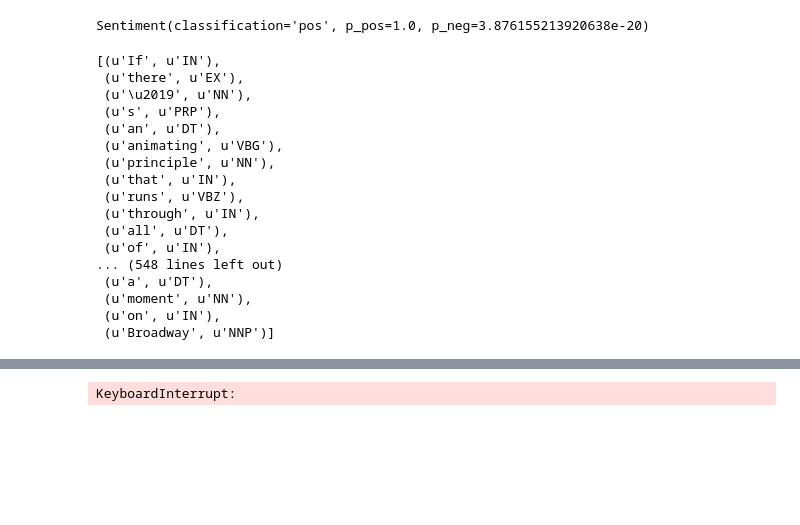
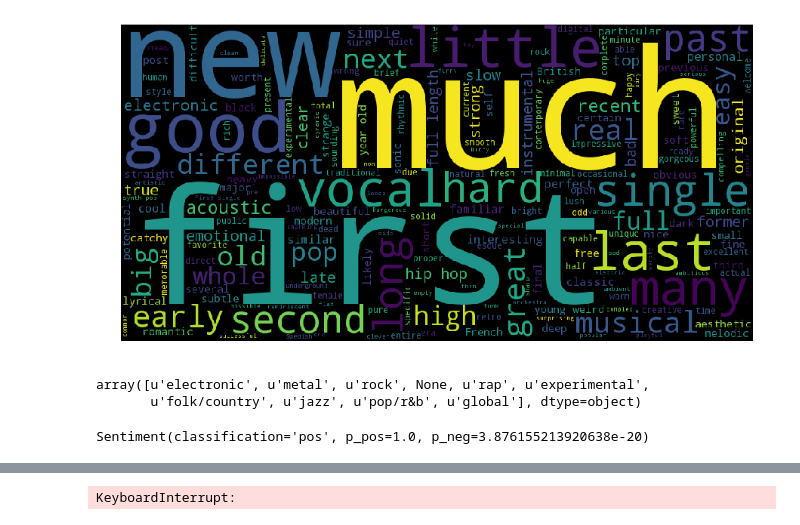
Before and after one commit to andrewjbashford/GalvanizeCapstone, a Jupyter notebook: NLP exploration.ipynb, the cells around one changed output, grey strips where cells are left out. Saved outputs shown, nothing was run; the diff lists cells and outputs as text; code cells hidden in the pictures; blank space fills up the shorter version.

```diff
--- a/NLP exploration.ipynb
+++ b/NLP exploration.ipynb
@@ -15,0 +70,13 @@ df_reviews = pd.read_sql_query("select * from content", conn)
+# %%
+wordcloud = WordCloud(width = 1000, height = 500).generate(' '.join(df[df['genre'] == "pop/r&b"]['adjectives']))
+
+plt.figure(figsize=(15,8))
+
+plt.imshow(wordcloud)
+
+plt.axis("off")
+
+plt.show()
+pass
+# %% [output]
+[figure, added]
@@ -16,26 +91,11 @@ df_reviews = pd.read_sql_query("select * from content", conn)
+# %%
+df['genre'].unique()
+# %% [output]
+array([u'electronic', u'metal', u'rock', None, u'rap', u'experimental',
+       u'folk/country', u'jazz', u'pop/r&b', u'global'], dtype=object)
 # %%
 TextBlob(df_reviews['content'][1000], analyzer=NaiveBayesAnalyzer()).
 # %% [output]
 Sentiment(classification='pos', p_pos=1.0, p_neg=3.876155213920638e-20)
 # %%
 blob = TextBlob(df_reviews['content'][400])
-# %%
-blob.pos_tags
-# %% [output]
-[(u'If', u'IN'),
- (u'there', u'EX'),
- (u'\u2019', u'NN'),
- (u's', u'PRP'),
- (u'an', u'DT'),
- (u'animating', u'VBG'),
- (u'principle', u'NN'),
- (u'that', u'IN'),
- (u'runs', u'VBZ'),
- (u'through', u'IN'),
- (u'all', u'DT'),
- (u'of', u'IN'),
-... (548 lines left out)
- (u'a', u'DT'),
- (u'moment', u'NN'),
- (u'on', u'IN'),
- (u'Broadway', u'NNP')]
```
Also changed, not shown: parts of 10 cells of this notebook, 1 other file.
